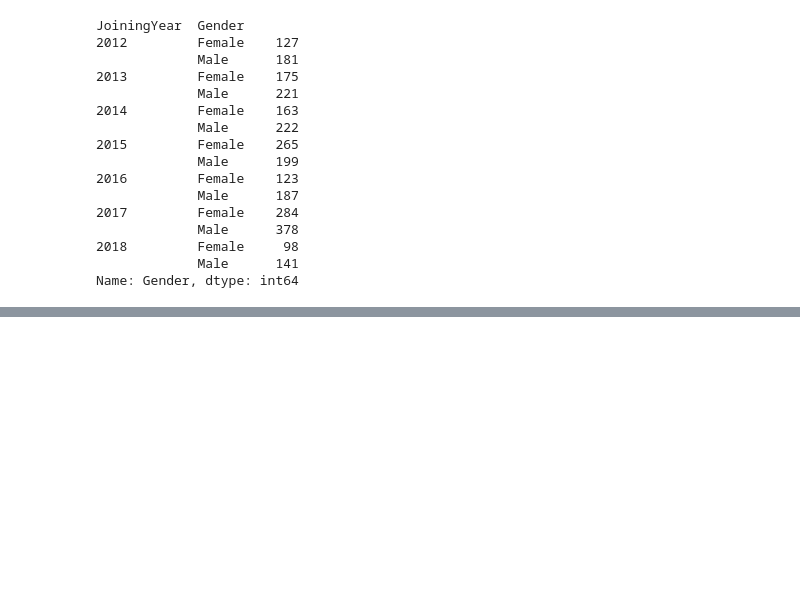
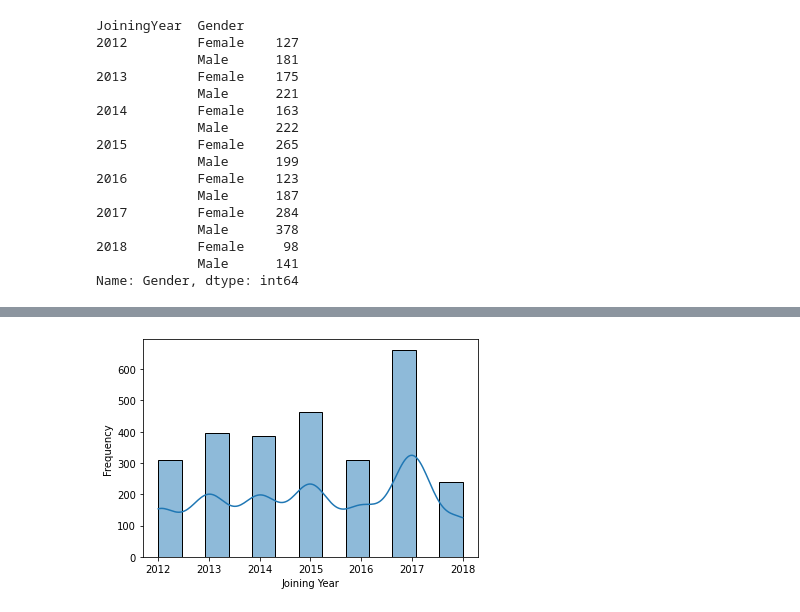
Before and after one commit to halchemylab/employee-classification-machine-learning-project, a Jupyter notebook: notebook.ipynb, the cells around one changed output, grey strips where cells are left out. Saved outputs shown, nothing was run; the diff lists cells and outputs as text; code cells hidden in the pictures; blank space fills up the shorter version.

Commit message:
- Finished EDA and graphing data

```diff
--- a/notebook.ipynb
+++ b/notebook.ipynb
@@ -216,0 +217,7 @@ plt.show()
+# %%
+sns.histplot(df["JoiningYear"], kde=True)
+plt.xlabel("Joining Year")
+plt.ylabel("Frequency")
+plt.show()
+# %% [output]
+[figure, added]
```
Also changed, not shown: parts of 17 cells of this notebook.
